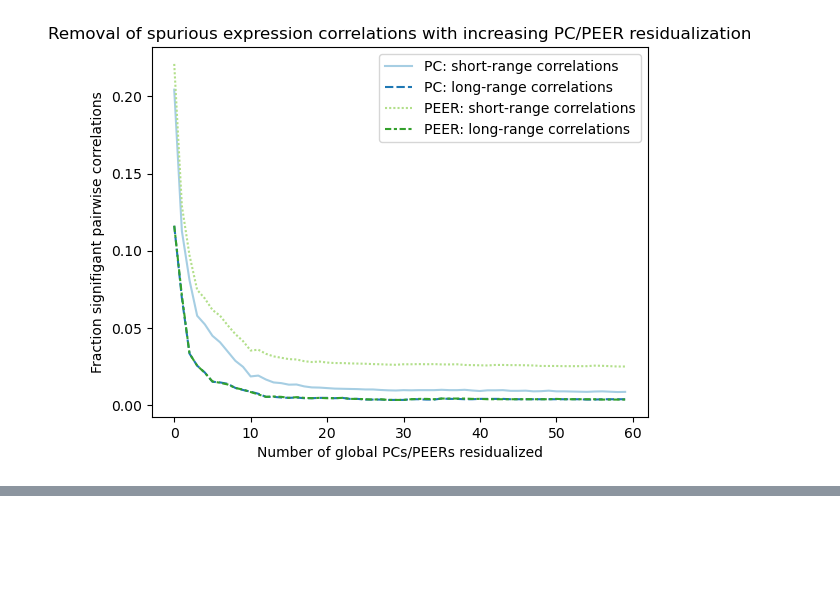
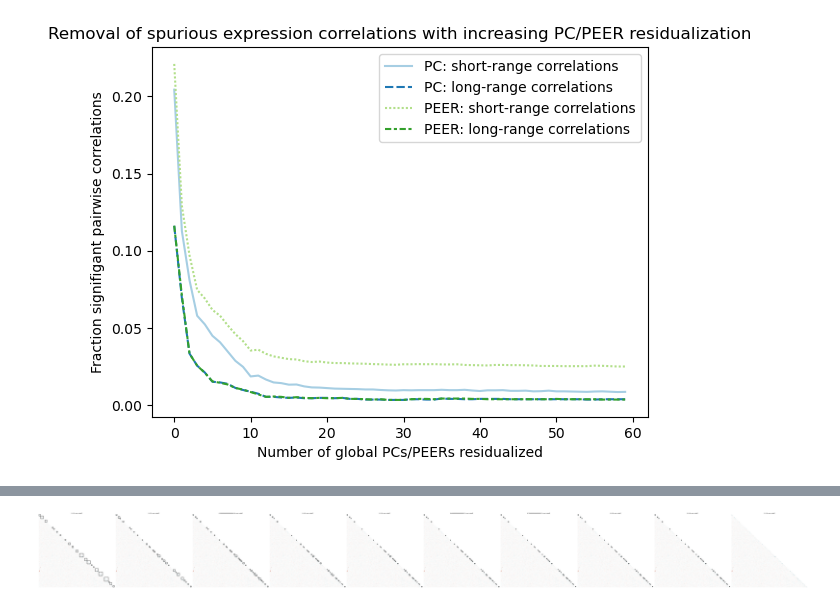
Before and after one commit to kal26/pcqtls, a Jupyter notebook: workflow/notebooks/cluster_analysis/residualization_null.ipynb, the cells around one changed output, grey strips where cells are left out. Saved outputs shown, nothing was run; the diff lists cells and outputs as text; code cells hidden in the pictures; blank space fills up the shorter version.

```diff
--- a/workflow/notebooks/cluster_analysis/residualization_null.ipynb
+++ b/workflow/notebooks/cluster_analysis/residualization_null.ipynb
@@ -316,0 +330,3 @@ Text(0.5, 1.0, 'Removal of spurious expression correlations with increasing PC/P
+# %%
+chr21_residual_expression = final_residual_exp.loc[chr21_gene_ids]
+chr21_full_expression = expression_df_full[expression_df_full['#chr']=='chr21']
@@ -316,0 +634,23 @@ Text(0.5, 1.0, 'Removal of spurious expression correlations with increasing PC/P
+# %%
+# correlation plots by increaseing cluster threshold
+
+fig, axes = plt.subplots(1, 10, figsize=(100, 10))
+for i in range(10):
+    axes[i].set_title(f'{.1*(i+1)} % corr cutoff')
+
+    plot_heatmap_corr(final_residual_corr_df, axes[i], cbar=True if i==10 else False)
+    # plot clusters at different thresholds
+    for idx, row in threshold_cluster_dfs[i].iterrows():
+        # location of this cluster in the expression df
+        cluster_idxs = chr21_expression[chr21_expression['gene_id'].isin(row['Transcripts'].split(','))].index.values
+        # vertical line part
+        axes[i].plot([cluster_idxs[-1]+1,cluster_idxs[-1]+1],[cluster_idxs[0],cluster_idxs[-1]+1],  color='k', linewidth=2)
+        axes[i].plot([cluster_idxs[0],cluster_idxs[0]], [cluster_idxs[0],cluster_idxs[-1]+1], color='k', linewidth=2)
+        # horizontal line part
+        axes[i].plot([cluster_idxs[0],cluster_idxs[-1]+1], [cluster_idxs[-1]+1,cluster_idxs[-1]+1], color='k', linewidth=2)
+        axes[i].plot([cluster_idxs[0],cluster_idxs[-1]+1], [cluster_idxs[0],cluster_idxs[0]], color='k', linewidth=2)
+
+
+fig.tight_layout()
+# %% [output]
+[figure, added]
```
Also changed, not shown: parts of 12 cells of this notebook, 1 other file.
